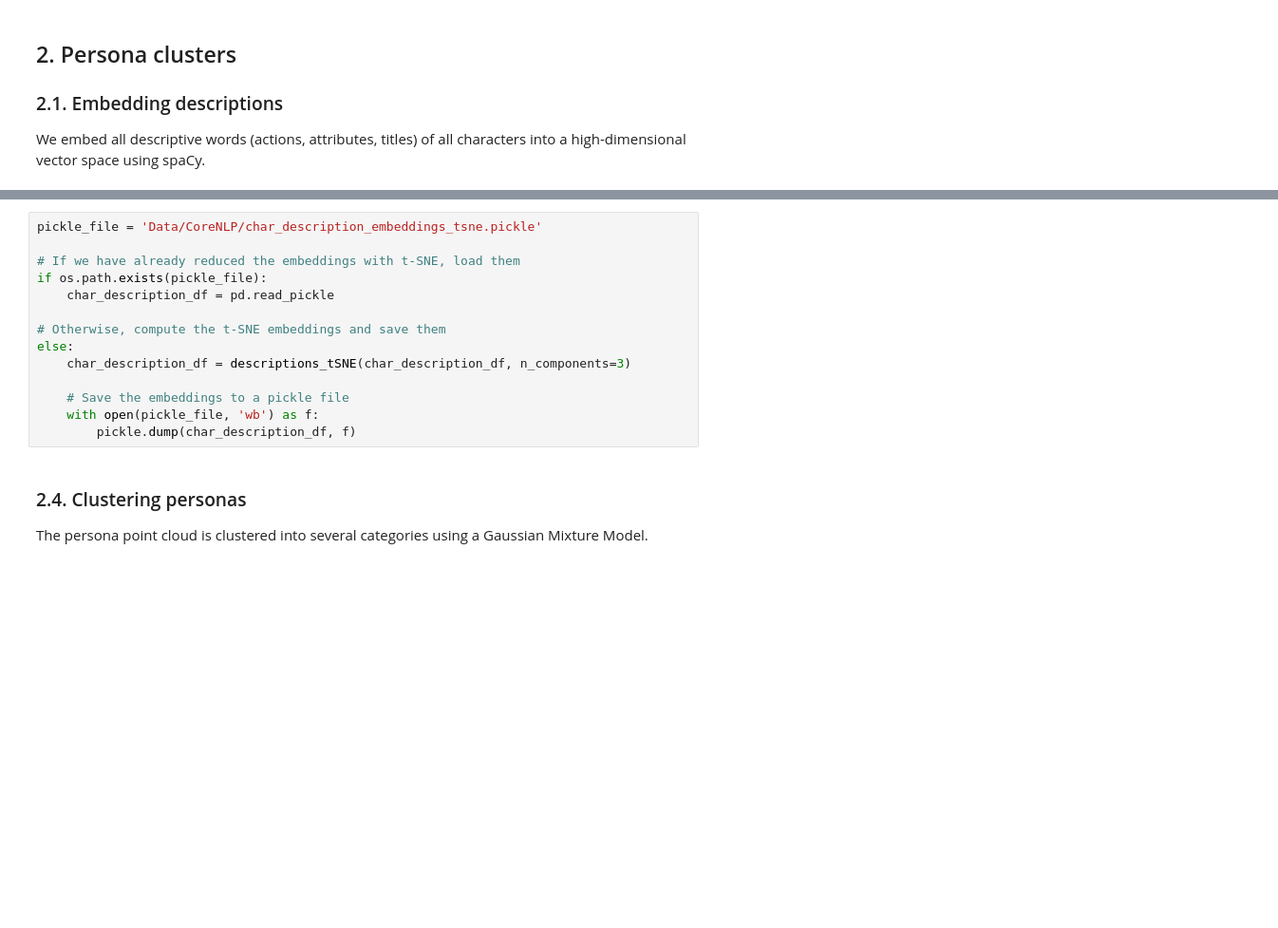
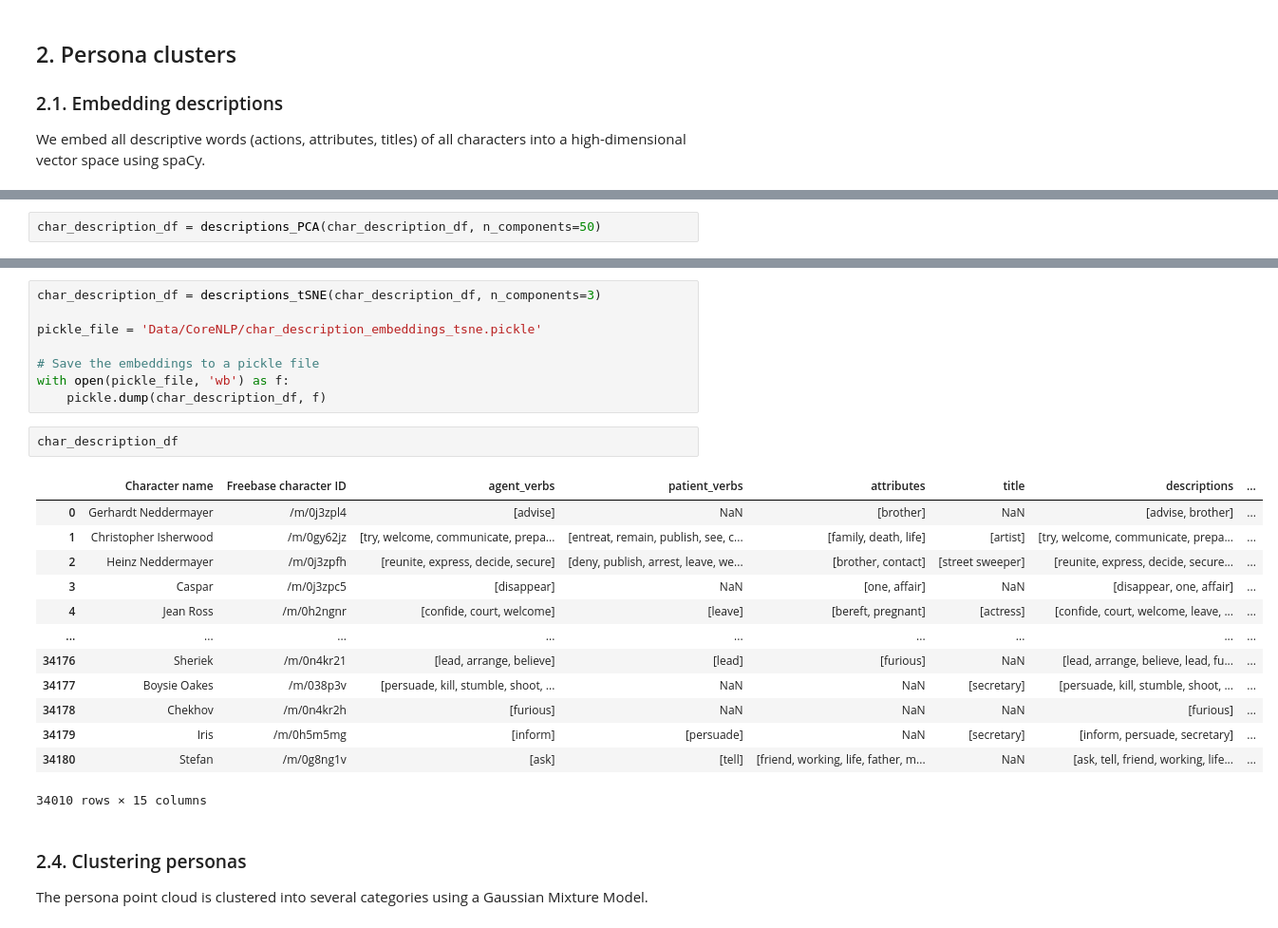
Before and after one commit to epfl-ada/ada-2022-project-toestewbrr, a Jupyter notebook: textual_analysis.ipynb, the cells around one changed output, grey strips where cells are left out. Shown at 95% size. Drawn from its saved outputs; the diff is of its cells as text; blank space fills up the shorter version.

```diff
--- a/textual_analysis.ipynb
+++ b/textual_analysis.ipynb
@@ -108 +189,3 @@ plot_clusters_3d(
+# %%
+char_description_df = descriptions_PCA(char_description_df, n_components=50)
 # %% [markdown]
@@ -114,17 +195,27 @@ We reach unsatisfactory clusters with PCA, and so we try out [t-SNE dimensionali
 # %%
+char_description_df = descriptions_tSNE(char_description_df, n_components=3)
+
 pickle_file = 'Data/CoreNLP/char_description_embeddings_tsne.pickle'
 
-# If we have already reduced the embeddings with t-SNE, load them
-if os.path.exists(pickle_file):
-    char_description_df = pd.read_pickle
-
-# Otherwise, compute the t-SNE embeddings and save them
-else:
-    char_description_df = descriptions_tSNE(char_description_df, n_components=3)
-
-    # Save the embeddings to a pickle file
-    with open(pickle_file, 'wb') as f:
-        pickle.dump(char_description_df, f)
+# Save the embeddings to a pickle file
+with open(pickle_file, 'wb') as f:
+    pickle.dump(char_description_df, f)
+# %%
+char_description_df
+# %% [output]
+|  | Character name | Freebase character ID | agent_verbs | patient_verbs | attributes | title | descriptions | ... |
+| 0 | Gerhardt Neddermayer | /m/0j3zpl4 | [advise] | NaN | [brother] | NaN | [advise, brother] | ... |
+| 1 | Christopher Isherwood | /m/0gy62jz | [try, welcome, communicate, prepa... | [entreat, remain, publish, see, c... | [family, death, life] | [artist] | [try, welcome, communicate, prepa... | ... |
+| 2 | Heinz Neddermayer | /m/0j3zpfh | [reunite, express, decide, secure] | [deny, publish, arrest, leave, we... | [brother, contact] | [street sweeper] | [reunite, express, decide, secure... | ... |
+| 3 | Caspar | /m/0j3zpc5 | [disappear] | NaN | [one, affair] | NaN | [disappear, one, affair] | ... |
+| 4 | Jean Ross | /m/0h2ngnr | [confide, court, welcome] | [leave] | [bereft, pregnant] | [actress] | [confide, court, welcome, leave, ... | ... |
+| ... | ... | ... | ... | ... | ... | ... | ... | ... |
+| 34176 | Sheriek | /m/0n4kr21 | [lead, arrange, believe] | [lead] | [furious] | NaN | [lead, arrange, believe, lead, fu... | ... |
+| 34177 | Boysie Oakes | /m/038p3v | [persuade, kill, stumble, shoot, ... | NaN | NaN | [secretary] | [persuade, kill, stumble, shoot, ... | ... |
+| 34178 | Chekhov | /m/0n4kr2h | [furious] | NaN | NaN | NaN | [furious] | ... |
+| 34179 | Iris | /m/0h5m5mg | [inform] | [persuade] | NaN | [secretary] | [inform, persuade, secretary] | ... |
+| 34180 | Stefan | /m/0g8ng1v | [ask] | [tell] | [friend, working, life, father, m... | NaN | [ask, tell, friend, working, life... | ... |
+34010 rows × 15 columns
 # %% [markdown]
 ### 2.4. Clustering personas <a class="anchor" id="section2-4"></a>
 
```
Also changed, not shown: parts of 20 cells of this notebook, 2 other files.
